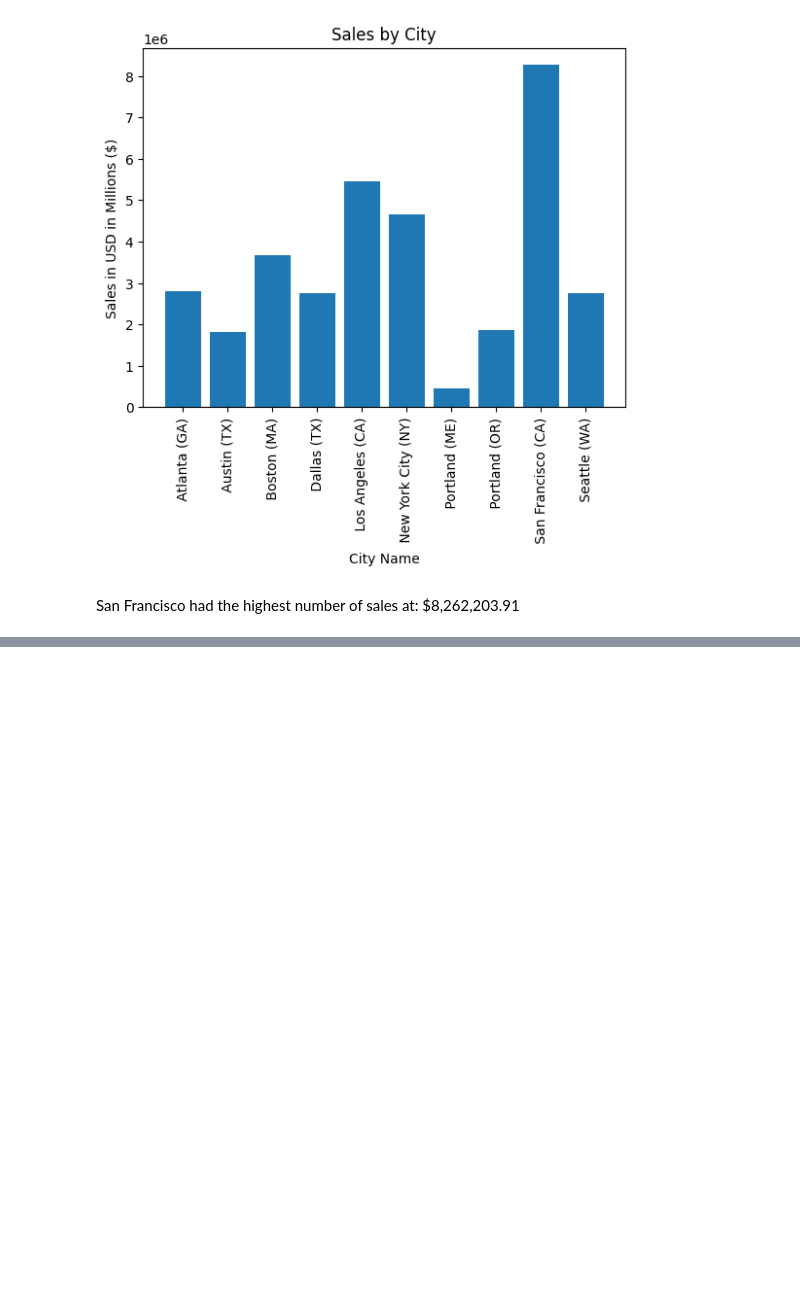
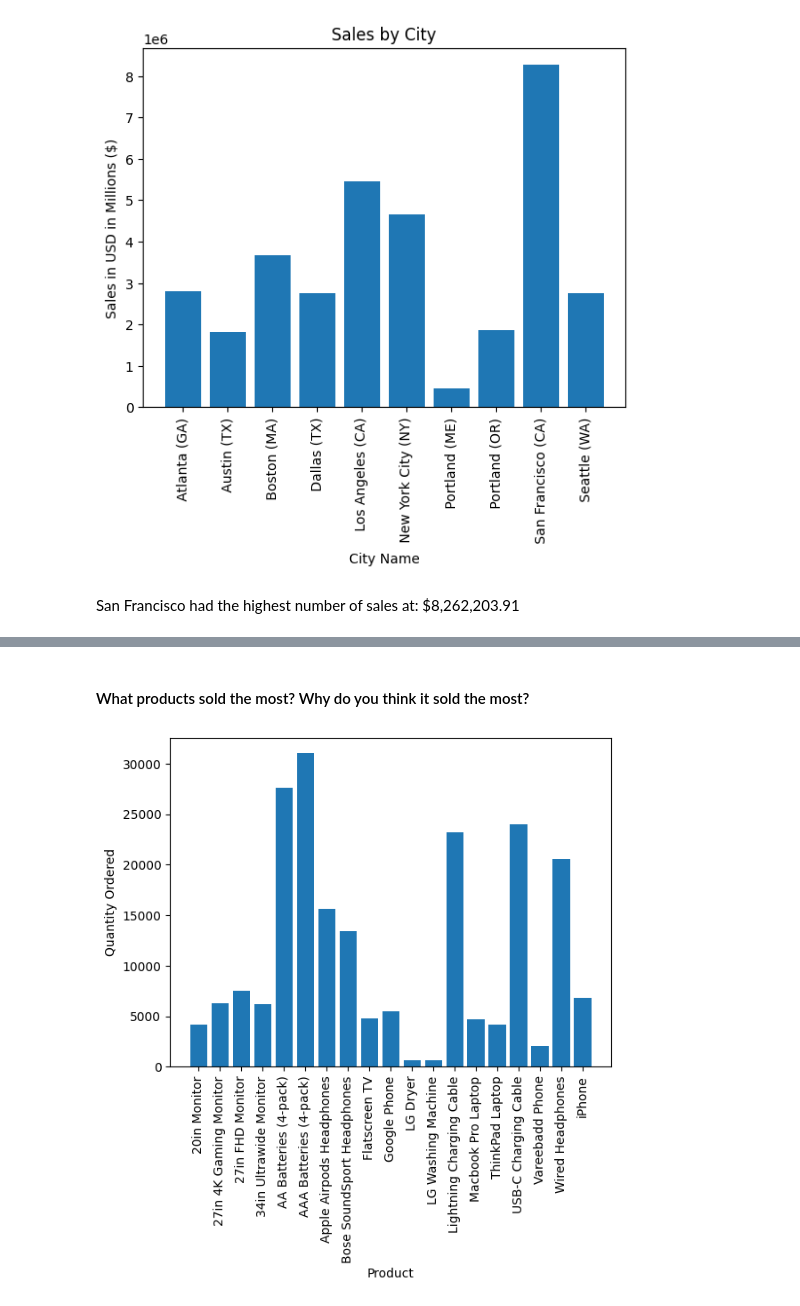
Before and after one commit to Bmoore4452/sales-analysis-2019, a Jupyter notebook: notebooks/explore.ipynb, the cells around one changed output, grey strips where cells are left out. Saved outputs shown, nothing was run; the diff lists cells and outputs as text; code cells hidden in the pictures; blank space fills up the shorter version.

```diff
--- a/notebooks/explore.ipynb
+++ b/notebooks/explore.ipynb
@@ -174,0 +279,15 @@ San Francisco had the highest number of sales at: $8,262,203.91
+# %% [markdown]
+#### What products sold the most? Why do you think it sold the most?
+# %%
+product_group = all_data.groupby('Product')
+quantity_ordered = product_group['Quantity Ordered'].sum()
+
+products = [product for product, df in product_group]
+
+plt.bar(products, quantity_ordered)
+plt.xticks(products, rotation='vertical')
+plt.ylabel('Quantity Ordered')
+plt.xlabel('Product')
+plt.show()
+# %% [output]
+[figure, added]
```
Also changed, not shown: parts of 13 cells of this notebook.
